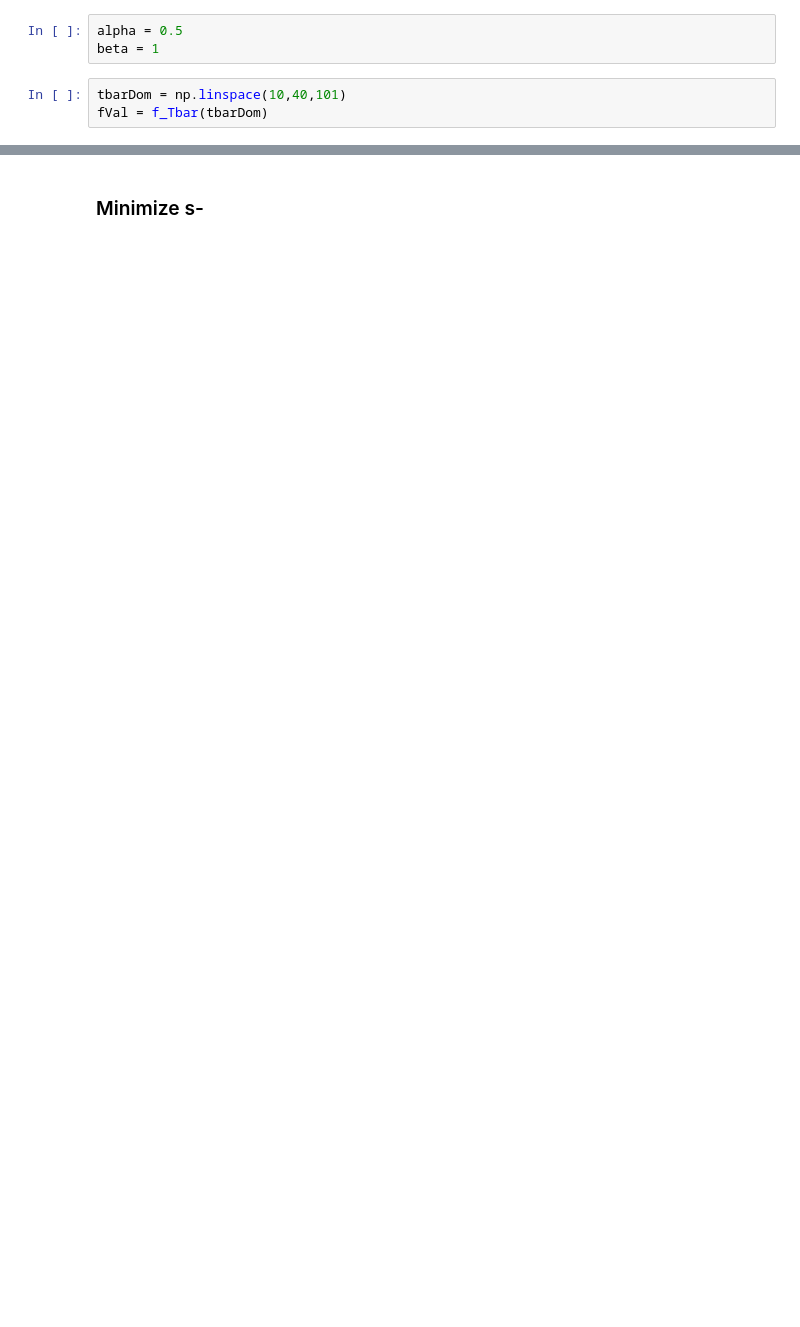
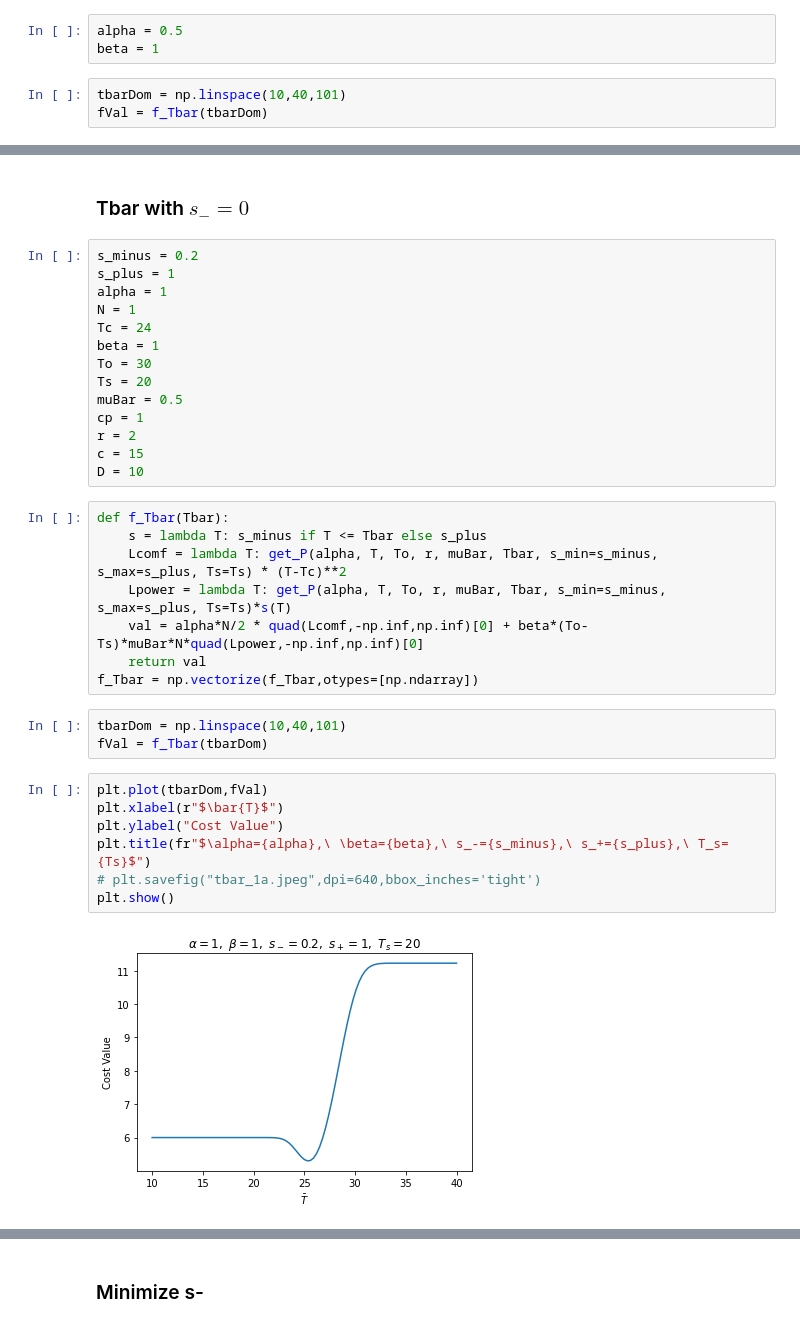
Before and after one commit to aaronmlarsen/TCL, a Jupyter notebook: Minimizing.ipynb, the cells around one changed output, grey strips where cells are left out. Drawn from its saved outputs; the diff is of its cells as text; blank space fills up the shorter version.

```diff
--- a/Minimizing.ipynb
+++ b/Minimizing.ipynb
@@ -222,0 +223,36 @@ minimize(f_Tbar,26.5,method='Nelder-Mead')
+# %% [markdown]
+### Tbar with $s_-=0$
+# %%
+s_minus = 0.2
+s_plus = 1
+alpha = 1
+N = 1
+Tc = 24
+beta = 1
+To = 30
+Ts = 20
+muBar = 0.5
+cp = 1
+r = 2
+c = 15
+D = 10
+# %%
+def f_Tbar(Tbar):
+    s = lambda T: s_minus if T <= Tbar else s_plus
+    Lcomf = lambda T: get_P(alpha, T, To, r, muBar, Tbar, s_min=s_minus, s_max=s_plus, Ts=Ts) * (T-Tc)**2
+    Lpower = lambda T: get_P(alpha, T, To, r, muBar, Tbar, s_min=s_minus, s_max=s_plus, Ts=Ts)*s(T)
+    val = alpha*N/2 * quad(Lcomf,-np.inf,np.inf)[0] + beta*(To-Ts)*muBar*N*quad(Lpower,-np.inf,np.inf)[0]
+    return val
+f_Tbar = np.vectorize(f_Tbar,otypes=[np.ndarray])
+# %%
+tbarDom = np.linspace(10,40,101)
+fVal = f_Tbar(tbarDom)
+# %%
+plt.plot(tbarDom,fVal)
+plt.xlabel(r"$\bar{T}$")
+plt.ylabel("Cost Value")
+plt.title(fr"$\alpha={alpha},\ \beta={beta},\ s_-={s_minus},\ s_+={s_plus},\ T_s={Ts}$")
+# plt.savefig("tbar_1a.jpeg",dpi=640,bbox_inches='tight')
+plt.show()
+# %% [output]
+[figure, added]
```
Also changed, not shown: parts of 25 cells of this notebook.
